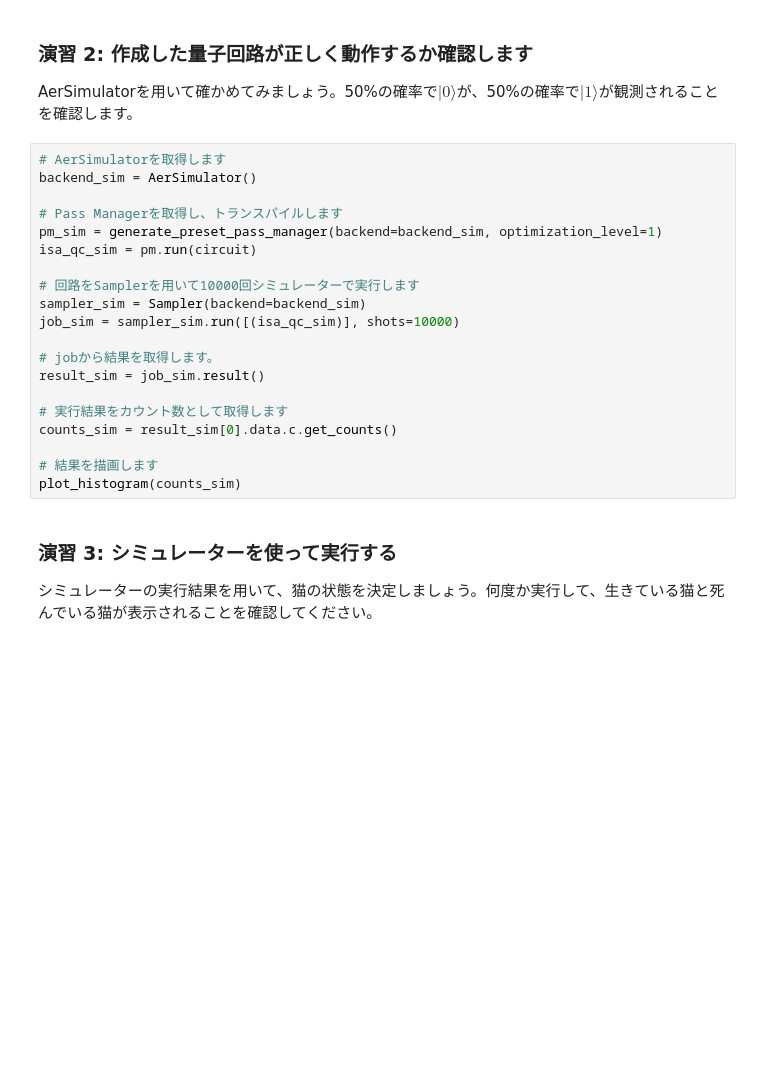
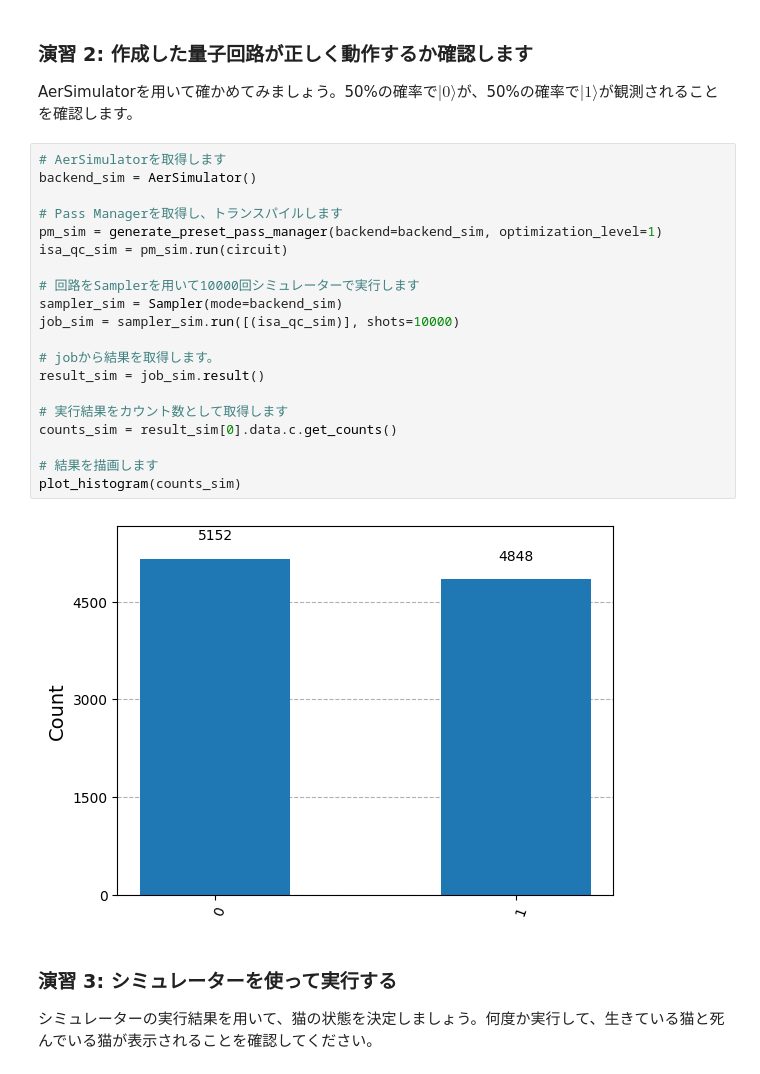
Before and after one commit to purepureclub/RyokoFundamental, a Jupyter notebook: pamphlet_answer.ipynb, the cells around one changed output. Saved outputs shown, nothing was run; the diff lists cells and outputs as text; blank space fills up the shorter version.

```diff
--- a/pamphlet_answer.ipynb
+++ b/pamphlet_answer.ipynb
@@ -342,23 +370,25 @@ AerSimulatorを用いて確かめてみましょう。50%の確率で$|0\rangle$
 # %%
 # AerSimulatorを取得します
 backend_sim = AerSimulator()
 
 # Pass Managerを取得し、トランスパイルします
 pm_sim = generate_preset_pass_manager(backend=backend_sim, optimization_level=1)
-isa_qc_sim = pm.run(circuit)
+isa_qc_sim = pm_sim.run(circuit)
 
 # 回路をSamplerを用いて10000回シミュレーターで実行します
-sampler_sim = Sampler(backend=backend_sim)
+sampler_sim = Sampler(mode=backend_sim)
 job_sim = sampler_sim.run([(isa_qc_sim)], shots=10000)
 
 # jobから結果を取得します。
 result_sim = job_sim.result()
 
 # 実行結果をカウント数として取得します
 counts_sim = result_sim[0].data.c.get_counts()
 
 # 結果を描画します
 plot_histogram(counts_sim)
+# %% [output]
+[figure, added]
 # %% [markdown]
 ### 演習 3: シミュレーターを使って実行する
 シミュレーターの実行結果を用いて、猫の状態を決定しましょう。何度か実行して、生きている猫と死んでいる猫が表示されることを確認してください。
```
Also changed, not shown: parts of 22 cells of this notebook.
